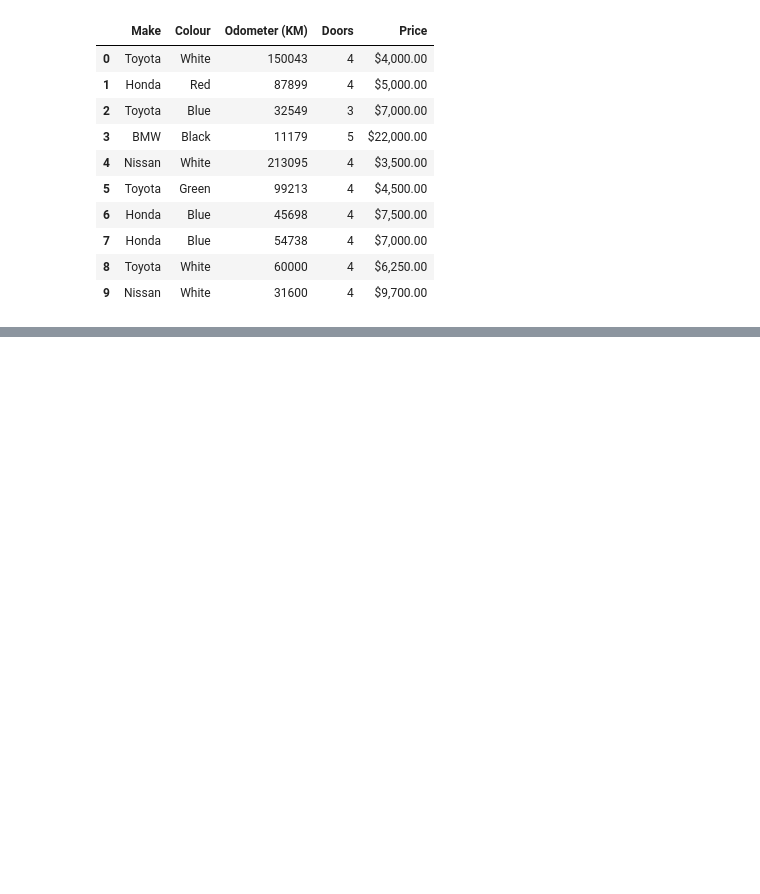
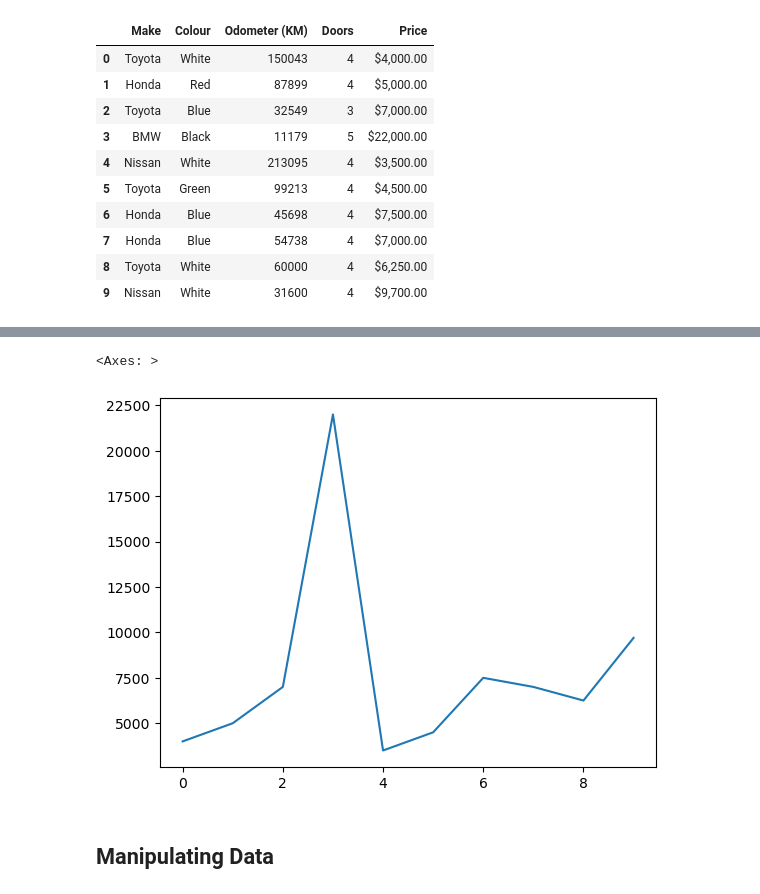
Before and after one commit to rickygrosvenor-pramanick/learn-ml, a Jupyter notebook: pandas/introduction-to-pandas.ipynb, the cells around one changed output, grey strips where cells are left out. Saved outputs shown, nothing was run; the diff lists cells and outputs as text; code cells hidden in the pictures; blank space fills up the shorter version.

Commit message:
manipulating data with pandas p2

```diff
--- a/pandas/introduction-to-pandas.ipynb
+++ b/pandas/introduction-to-pandas.ipynb
@@ -80,0 +286,3 @@ exported_car_sales_no_idx
+# %%
+car_sales["Price"] = car_sales["Price"].str.replace('[\$\,\.]', '', regex=True)
+car_sales
@@ -80,0 +301,5 @@ exported_car_sales_no_idx
+# %%
+car_sales["Price"] = pd.Series([int(x[:-2]) for x in car_sales["Price"]])
+car_sales
+# Remove extra zeros from the price column - Their Approach
+# car_sales["Price"] = car_sales["Price"].str[:-2].astype(int)
@@ -80,0 +318,7 @@ exported_car_sales_no_idx
+# %%
+car_sales["Price"].plot()
+# %% [output]
+<Axes: >
+[figure, added]
+# %% [markdown]
+## Manipulating Data
```
Also changed, not shown: parts of 38 cells of this notebook, 2 other files.
